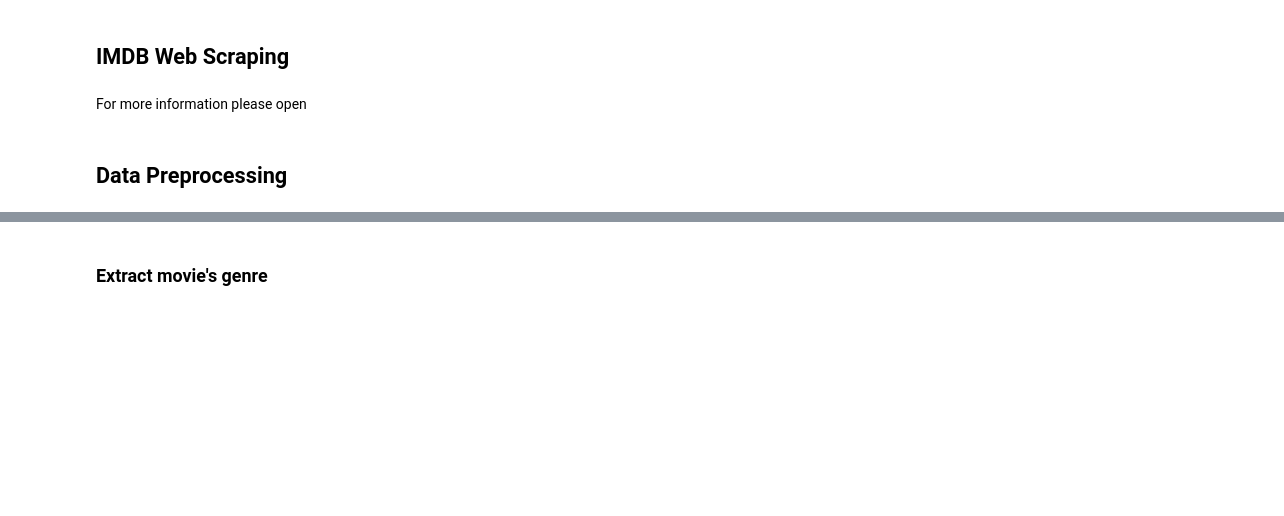
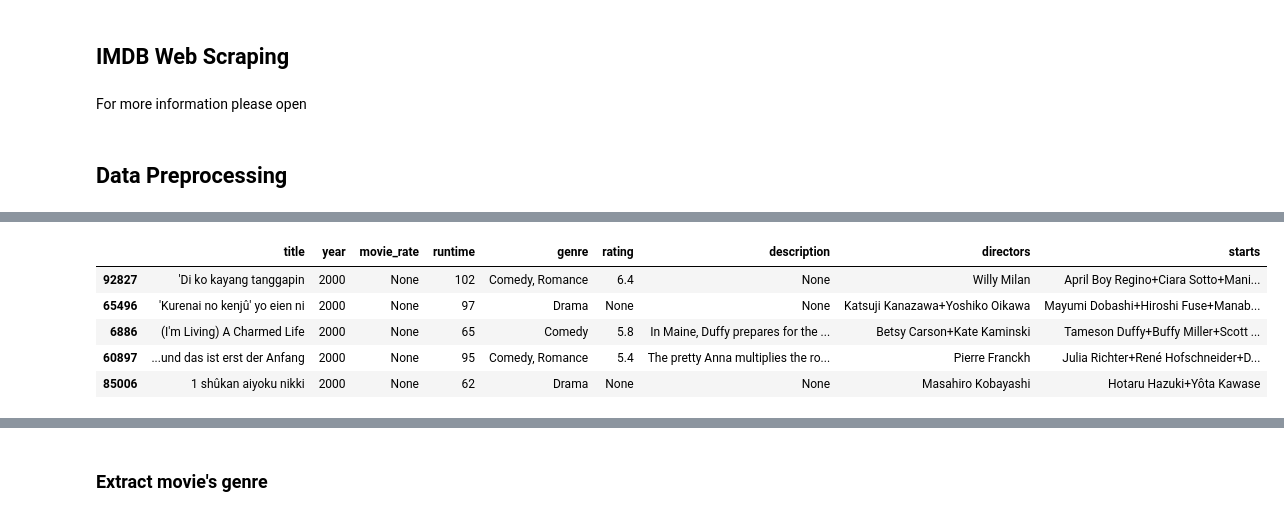
Before and after one commit to sitdh/text-textclassification, a Jupyter notebook: Text-Classification.ipynb, the cells around one changed output, grey strips where cells are left out. Saved outputs shown, nothing was run; the diff lists cells and outputs as text; code cells hidden in the pictures; blank space fills up the shorter version.

```diff
--- a/Text-Classification.ipynb
+++ b/Text-Classification.ipynb
@@ -33,0 +67,9 @@ movie_corpus = pd.DataFrame(dataset)
+# %%
+movie_corpus.head()
+# %% [output]
+|  | title | year | movie_rate | runtime | genre | rating | description | directors | starts |
+| 92827 | 'Di ko kayang tanggapin | 2000 | None | 102 | Comedy, Romance | 6.4 | None | Willy Milan | April Boy Regino+Ciara Sotto+Mani... |
+| 65496 | 'Kurenai no kenjû' yo eien ni | 2000 | None | 97 | Drama | None | None | Katsuji Kanazawa+Yoshiko Oikawa | Mayumi Dobashi+Hiroshi Fuse+Manab... |
+| 6886 | (I'm Living) A Charmed Life | 2000 | None | 65 | Comedy | 5.8 | In Maine, Duffy prepares for the ... | Betsy Carson+Kate Kaminski | Tameson Duffy+Buffy Miller+Scott ... |
+| 60897 | ...und das ist erst der Anfang | 2000 | None | 95 | Comedy, Romance | 5.4 | The pretty Anna multiplies the ro... | Pierre Franckh | Julia Richter+René Hofschneider+D... |
+| 85006 | 1 shûkan aiyoku nikki | 2000 | None | 62 | Drama | None | None | Masahiro Kobayashi | Hotaru Hazuki+Yôta Kawase |
```
Also changed, not shown: parts of 37 cells of this notebook.
